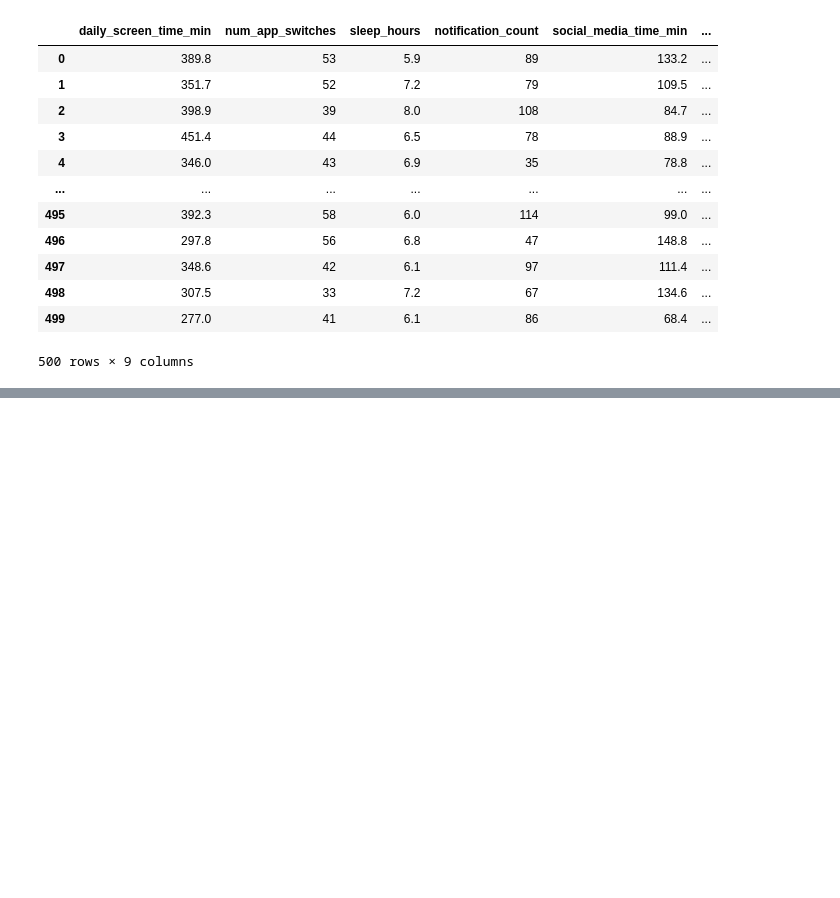
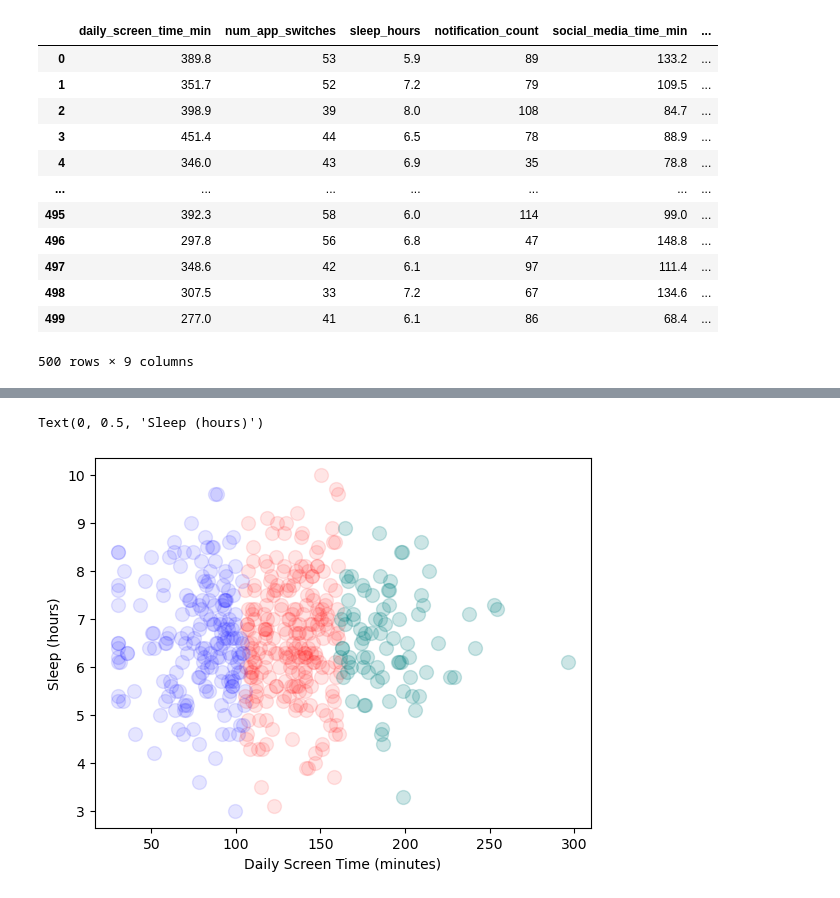
Before and after one commit to kuyakoy/2025_Summer_Research, a Jupyter notebook: Practice/Coding - Clustering Model.ipynb, the cells around one changed output, grey strips where cells are left out. Cells and saved outputs as stored; diff of their text form; code cells hidden in the pictures; blank space fills up the shorter version.

```diff
--- a/Practice/Coding - Clustering Model.ipynb
+++ b/Practice/Coding - Clustering Model.ipynb
@@ -54,0 +139,5 @@ df
+# %%
+# Output cluster assigned to each datum
+kmeans = KMeans(n_clusters = 3, init = 'k-means++')
+y_means = kmeans.fit_predict(x)
+y_means
@@ -54,0 +179,11 @@ df
+# %%
+# Create a scatterplot
+
+plt.scatter(x[y_means == 0, 0], x[y_means == 0, 1], s = 100, c = 'red', alpha = 0.1)
+plt.scatter(x[y_means == 1, 0], x[y_means == 1, 1], s = 100, c = 'blue', alpha = 0.1)
+plt.scatter(x[y_means == 2, 0], x[y_means == 2, 1], s = 100, c = 'teal', alpha = 0.2)
+plt.xlabel('Daily Screen Time (minutes)')
+plt.ylabel('Sleep (hours)')
+# %% [output]
+Text(0, 0.5, 'Sleep (hours)')
+[figure, added]
```
Also changed, not shown: parts of 10 cells of this notebook.
